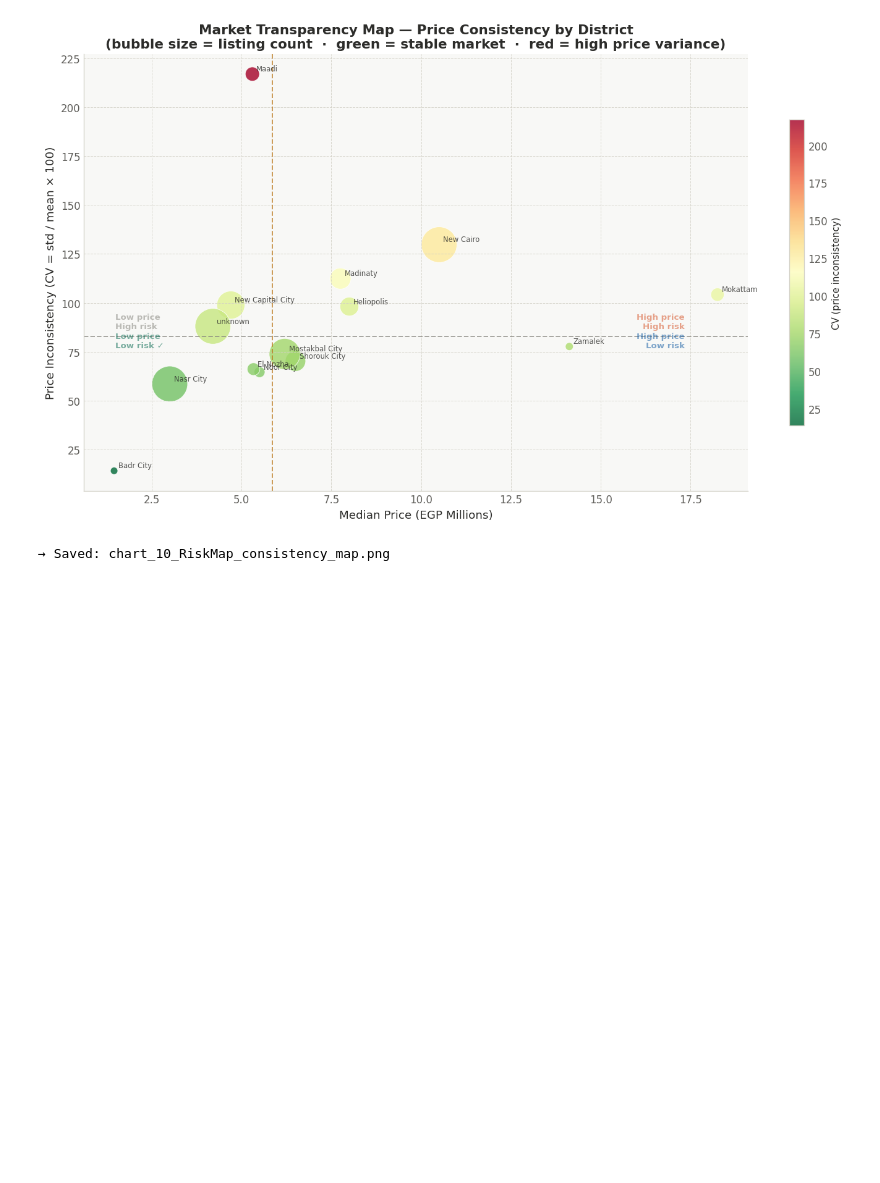
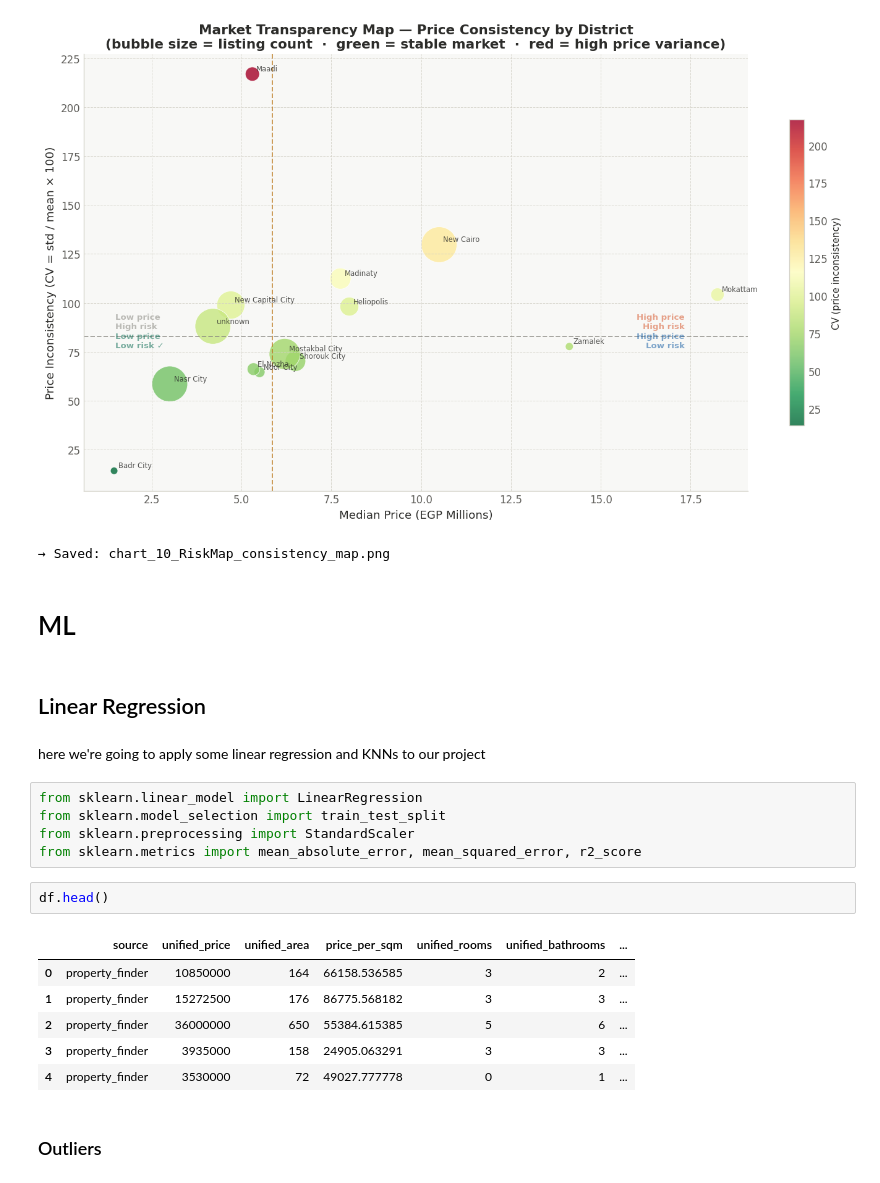
Before and after one commit to youssefokeil/AI-Based-Market-Property-Analysis, a Jupyter notebook: DataAnalysis.ipynb, the cells around one changed output. Saved outputs shown, nothing was run; the diff lists cells and outputs as text; blank space fills up the shorter version.

Commit message:
trained model

```diff
--- a/DataAnalysis.ipynb
+++ b/DataAnalysis.ipynb
@@ -871,3 +871,25 @@ print("→ Saved: chart_10_RiskMap_consistency_map.png")
 # %% [output]
 [figure]
 → Saved: chart_10_RiskMap_consistency_map.png
+# %% [markdown]
+# ML
+# %% [markdown]
+## Linear Regression
+# %% [markdown]
+here we're going to apply some linear regression and KNNs to our project
+# %%
+from sklearn.linear_model import LinearRegression
+from sklearn.model_selection import train_test_split
+from sklearn.preprocessing import StandardScaler
+from sklearn.metrics import mean_absolute_error, mean_squared_error, r2_score
+# %%
+df.head()
+# %% [output]
+|  | source | unified_price | unified_area | price_per_sqm | unified_rooms | unified_bathrooms | ... |
+| 0 | property_finder | 10850000 | 164 | 66158.536585 | 3 | 2 | ... |
+| 1 | property_finder | 15272500 | 176 | 86775.568182 | 3 | 3 | ... |
+| 2 | property_finder | 36000000 | 650 | 55384.615385 | 5 | 6 | ... |
+| 3 | property_finder | 3935000 | 158 | 24905.063291 | 3 | 3 | ... |
+| 4 | property_finder | 3530000 | 72 | 49027.777778 | 0 | 1 | ... |
+# %% [markdown]
+### Outliers
```
Also changed, not shown: parts of 54 cells of this notebook, 1 other file.
